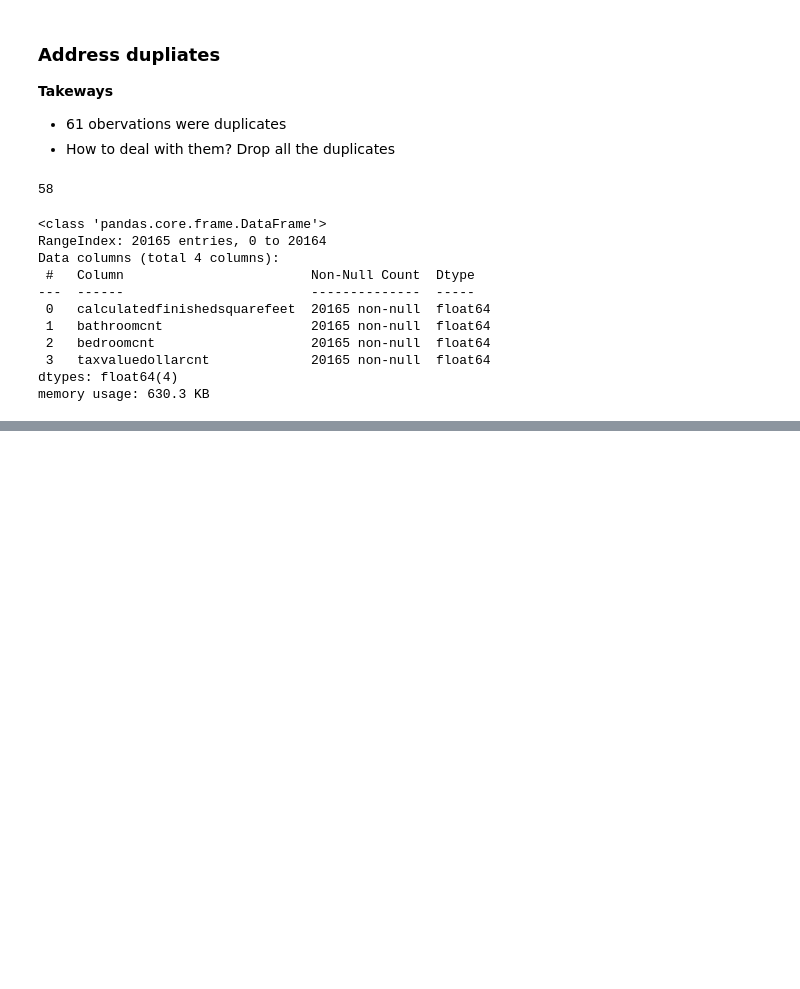
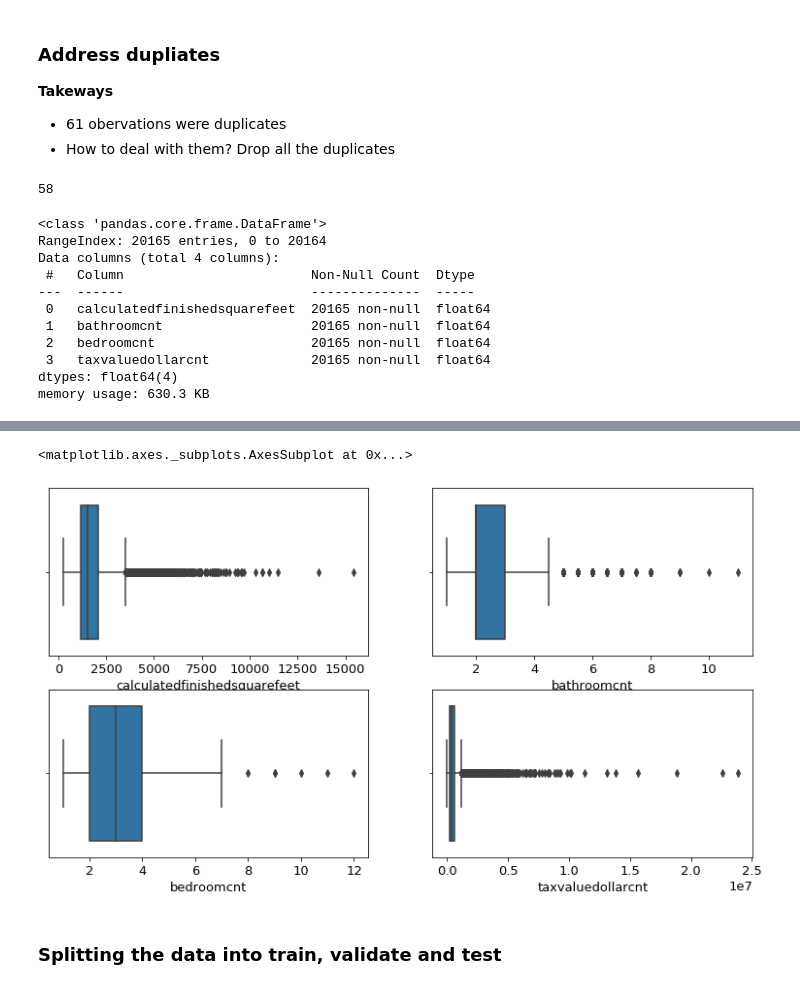
Before and after one commit to Estimating-Home-Value/Predicting-Tax-Assessed-Home-Values, a Jupyter notebook: scratchpad_shi.ipynb, the cells around one changed output, grey strips where cells are left out. Cells and saved outputs as stored; diff of their text form; code cells hidden in the pictures; blank space fills up the shorter version.

```diff
--- a/scratchpad_shi.ipynb
+++ b/scratchpad_shi.ipynb
@@ -168,0 +193,19 @@ sns.pairplot(df, kind='reg')
+# %%
+# Box-plot all the variables
+
+plt.subplot(221)
+sns.boxplot(df.calculatedfinishedsquarefeet)
+
+plt.subplot(222)
+sns.boxplot(df.bathroomcnt)
+
+plt.subplot(223)
+sns.boxplot(df.bedroomcnt)
+
+plt.subplot(224)
+sns.boxplot(df.taxvaluedollarcnt)
+# %% [output]
+<matplotlib.axes._subplots.AxesSubplot at 0x...>
+[figure, added]
+# %% [markdown]
+### Splitting the data into train, validate and test
```
Also changed, not shown: parts of 15 cells of this notebook.
